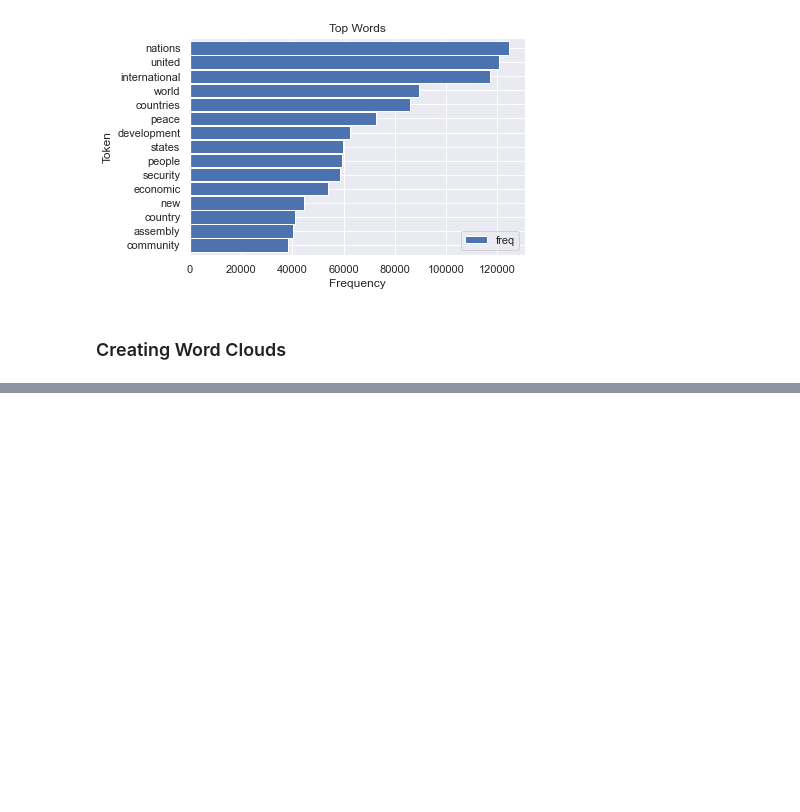
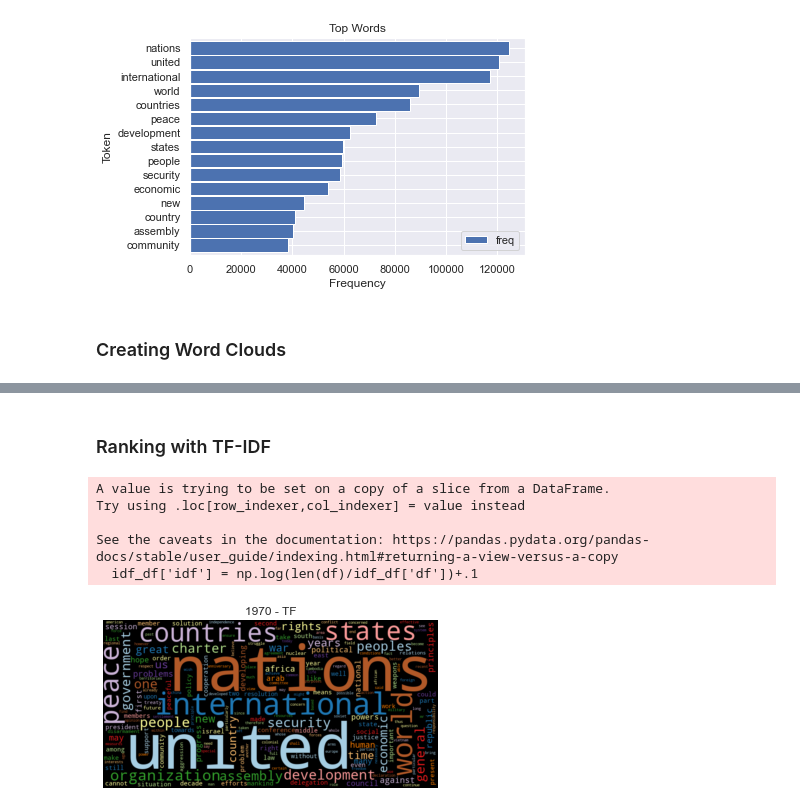
Before and after one commit to lkarjun/Text-Analysis-Workouts, a Jupyter notebook: 1. Gaining Early Insights from Textual Data/notebook.ipynb, the cells around one changed output, grey strips where cells are left out. Saved outputs shown, nothing was run; the diff lists cells and outputs as text; code cells hidden in the pictures; blank space fills up the shorter version.

```diff
--- a/1. Gaining Early Insights from Textual Data/notebook.ipynb
+++ b/1. Gaining Early Insights from Textual Data/notebook.ipynb
@@ -292,0 +308,2 @@ wordcloud(freq_2015_df['freq'], max_words=100, stopwords=freq_df.head(50).index)
+# %% [markdown]
+### Ranking with TF-IDF
@@ -292,0 +327,8 @@ wordcloud(freq_2015_df['freq'], max_words=100, stopwords=freq_df.head(50).index)
+# %%
+idf_df = computer_idf(df)
+# %% [output]
+A value is trying to be set on a copy of a slice from a DataFrame.
+Try using .loc[row_indexer,col_indexer] = value instead
+
+See the caveats in the documentation: https://pandas.pydata.org/pandas-docs/stable/user_guide/indexing.html#returning-a-view-versus-a-copy
+  idf_df['idf'] = np.log(len(df)/idf_df['df'])+.1
@@ -292,0 +337,12 @@ wordcloud(freq_2015_df['freq'], max_words=100, stopwords=freq_df.head(50).index)
+# %%
+freq_1970 = count_words(df[df['year'] == 1970])
+freq_2015 = count_words(df[df['year'] == 2015])
+
+freq_1970['tfidf'] = freq_1970['freq'] * idf_df['idf']
+freq_2015['tfidf'] = freq_2015['freq'] * idf_df['idf']
+
+#wordcloud(freq_df['freq'], title='All years', subplot=(1,3,1))
+wordcloud(freq_1970['freq'], title='1970 - TF',
+          stopwords=['twenty-fifth', 'twenty-five'])
+# %% [output]
+[figure, added]
```
Also changed, not shown: parts of 42 cells of this notebook, 1 other file.
